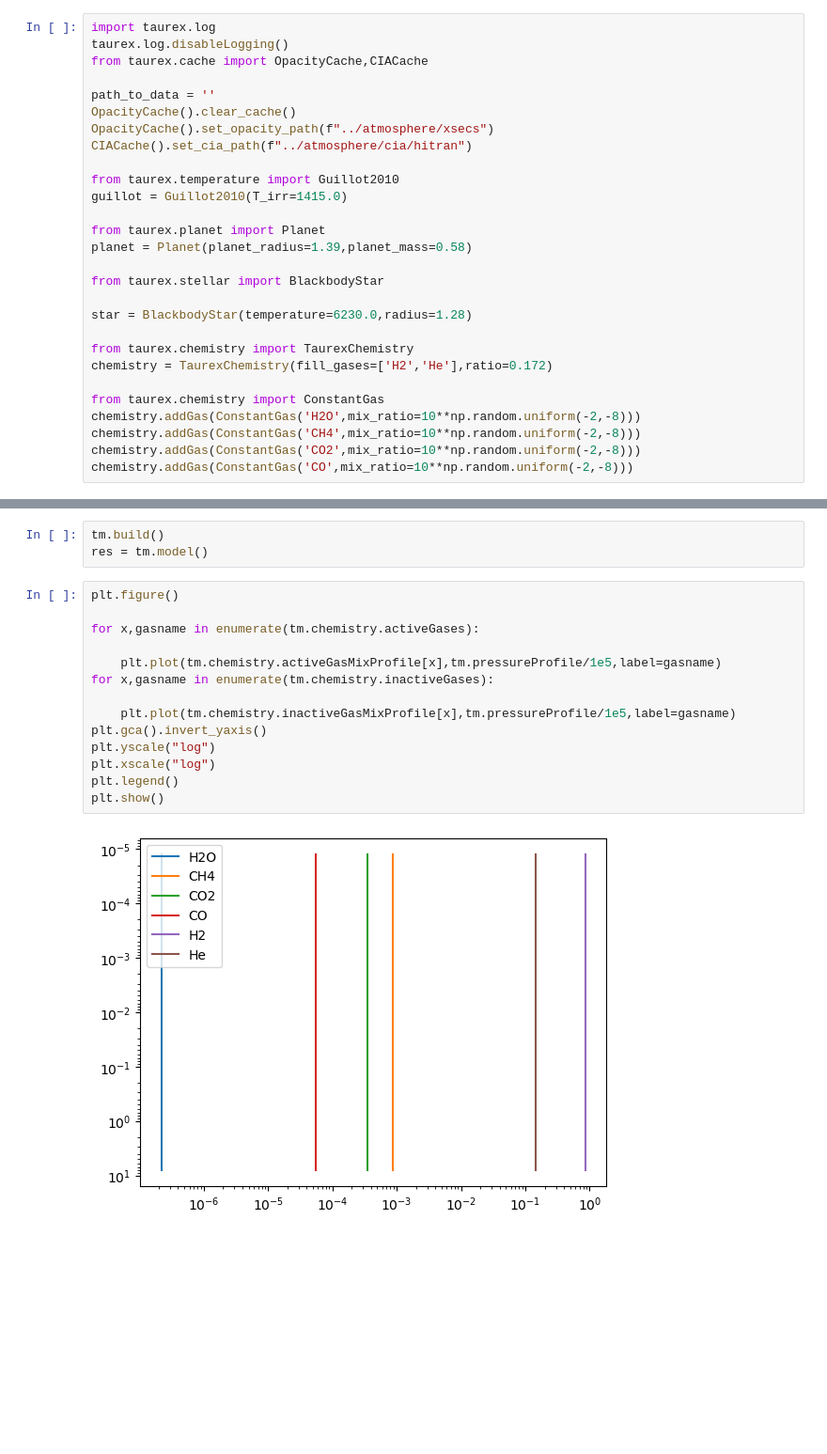
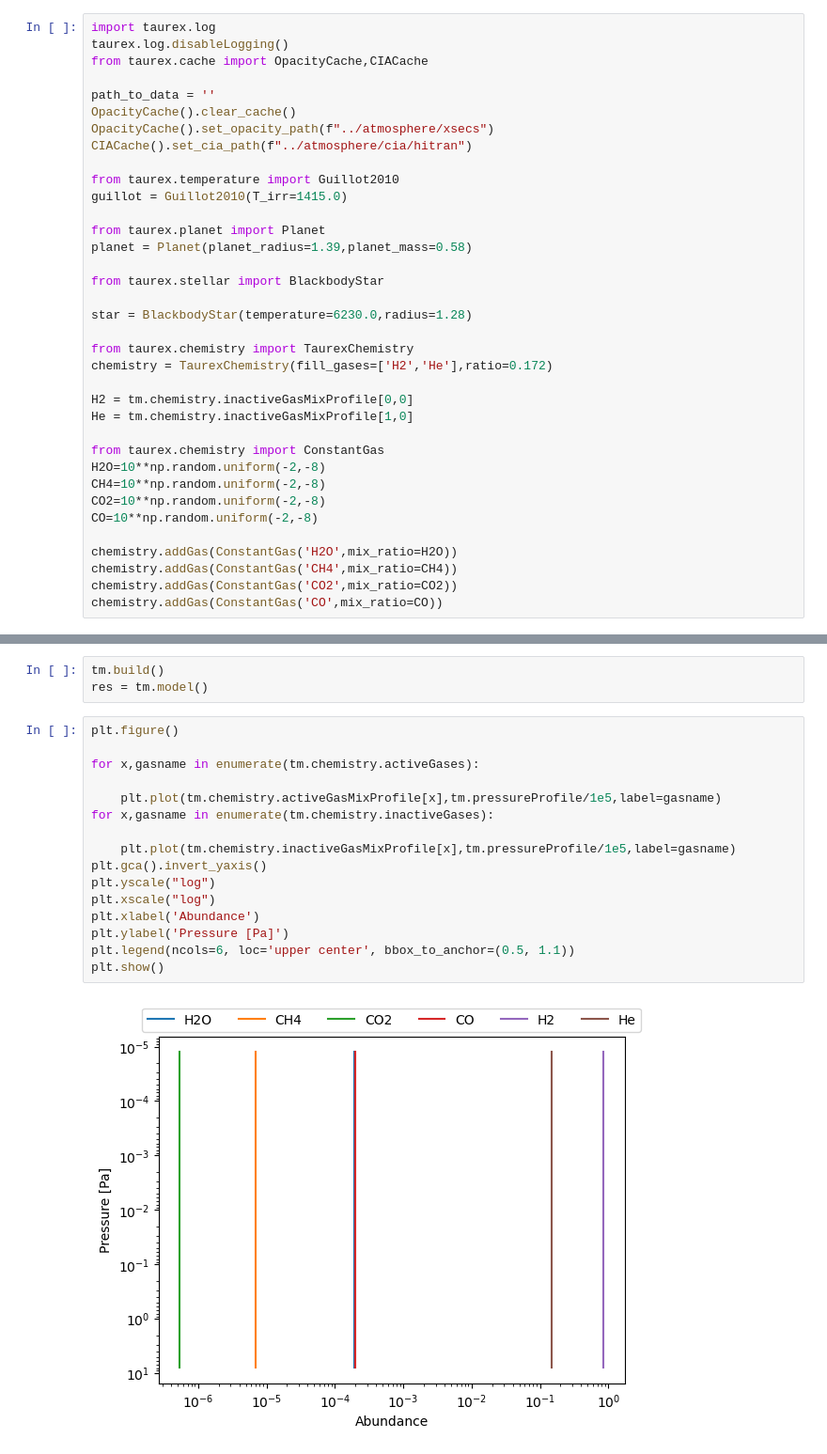
Before and after one commit to tiziano1590/comp_astro_24, a Jupyter notebook: assignment3/Assignment3_A.ipynb, the cells around one changed output, grey strips where cells are left out. Shown at 94% size. Cells and saved outputs as stored; diff of their text form; blank space fills up the shorter version.

```diff
--- a/assignment3/Assignment3_A.ipynb
+++ b/assignment3/Assignment3_A.ipynb
@@ -27,9 +27,17 @@ star = BlackbodyStar(temperature=6230.0,radius=1.28)
 from taurex.chemistry import TaurexChemistry
 chemistry = TaurexChemistry(fill_gases=['H2','He'],ratio=0.172)
 
+H2 = tm.chemistry.inactiveGasMixProfile[0,0]
+He = tm.chemistry.inactiveGasMixProfile[1,0]
+
 from taurex.chemistry import ConstantGas
-chemistry.addGas(ConstantGas('H2O',mix_ratio=10**np.random.uniform(-2,-8)))
-chemistry.addGas(ConstantGas('CH4',mix_ratio=10**np.random.uniform(-2,-8)))
-chemistry.addGas(ConstantGas('CO2',mix_ratio=10**np.random.uniform(-2,-8)))
-chemistry.addGas(ConstantGas('CO',mix_ratio=10**np.random.uniform(-2,-8)))
+H2O=10**np.random.uniform(-2,-8)
+CH4=10**np.random.uniform(-2,-8)
+CO2=10**np.random.uniform(-2,-8)
+CO=10**np.random.uniform(-2,-8)
+
+chemistry.addGas(ConstantGas('H2O',mix_ratio=H2O))
+chemistry.addGas(ConstantGas('CH4',mix_ratio=CH4))
+chemistry.addGas(ConstantGas('CO2',mix_ratio=CO2))
+chemistry.addGas(ConstantGas('CO',mix_ratio=CO))
 # %% [output]
@@ -59,19 +66,21 @@ res = tm.model()
 # %%
 plt.figure()
 
 for x,gasname in enumerate(tm.chemistry.activeGases):
 
     plt.plot(tm.chemistry.activeGasMixProfile[x],tm.pressureProfile/1e5,label=gasname)
 for x,gasname in enumerate(tm.chemistry.inactiveGases):
 
     plt.plot(tm.chemistry.inactiveGasMixProfile[x],tm.pressureProfile/1e5,label=gasname)
 plt.gca().invert_yaxis()
 plt.yscale("log")
 plt.xscale("log")
-plt.legend()
+plt.xlabel('Abundance')
+plt.ylabel('Pressure [Pa]')
+plt.legend(ncols=6, loc='upper center', bbox_to_anchor=(0.5, 1.1))
 plt.show()
 # %% [output]
-[figure, old version]
+[figure, new version]
 # %%
 from taurex.binning import FluxBinner,SimpleBinner
 binned_fig = plt.figure()
```
Also changed, not shown: parts of 3 cells of this notebook, 3 other files.
